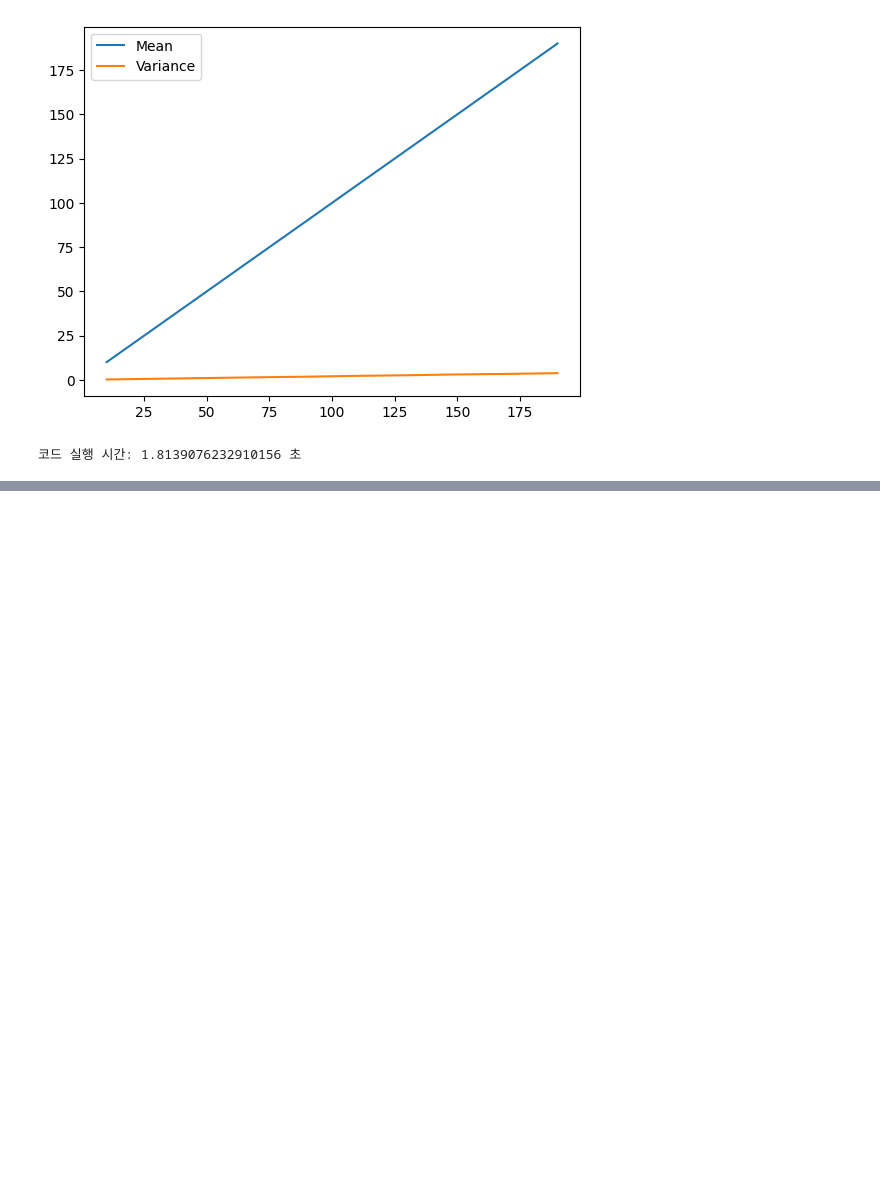
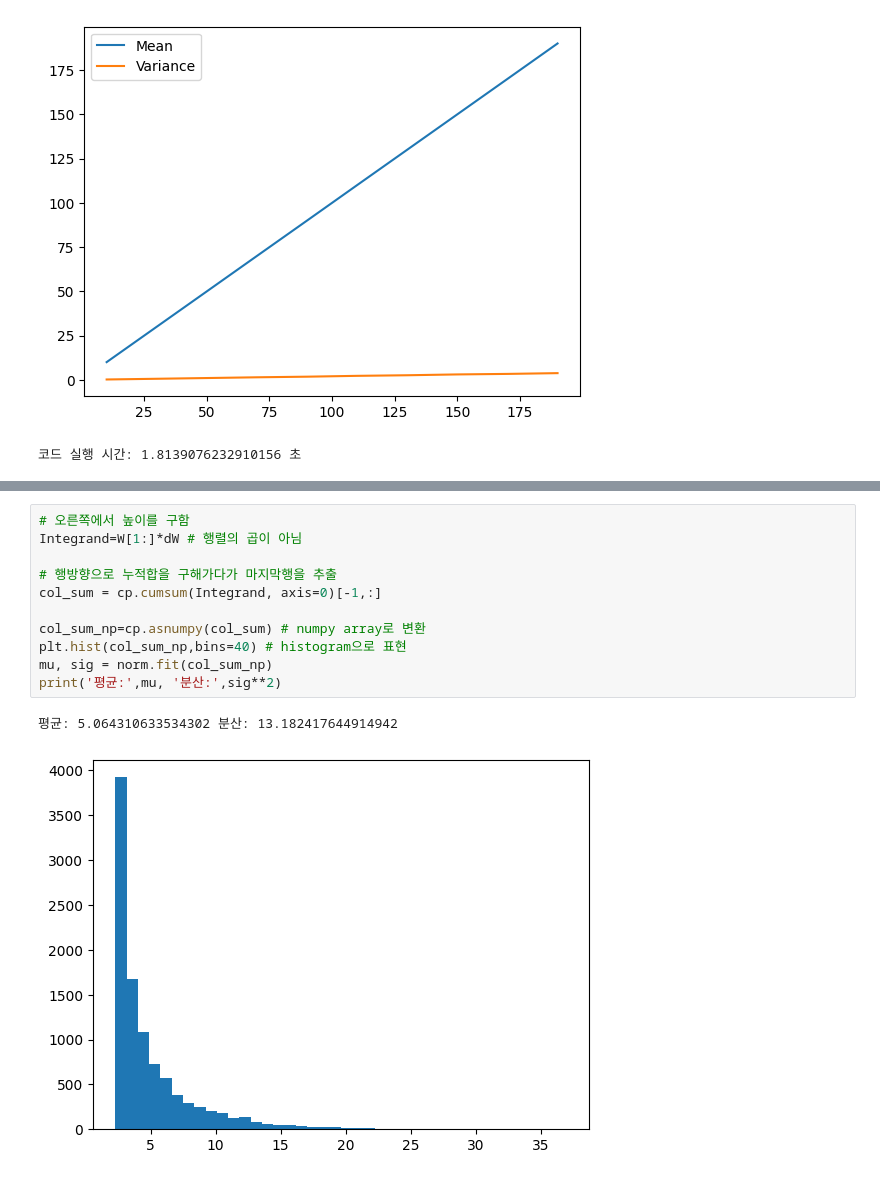
Before and after one commit to HST0077/Financial-Engineering-Python, a Jupyter notebook: Stochastics_01.ipynb, the cells around one changed output, grey strips where cells are left out. Drawn from its saved outputs; the diff is of its cells as text; blank space fills up the shorter version.

```diff
--- a/Stochastics_01.ipynb
+++ b/Stochastics_01.ipynb
@@ -150,0 +339,14 @@ timer.toc()
+# %%
+# 오른쪽에서 높이를 구함
+Integrand=W[1:]*dW # 행렬의 곱이 아님
+
+# 행방향으로 누적합을 구해가다가 마지막행을 추출
+col_sum = cp.cumsum(Integrand, axis=0)[-1,:]
+
+col_sum_np=cp.asnumpy(col_sum) # numpy array로 변환
+plt.hist(col_sum_np,bins=40) # histogram으로 표현
+mu, sig = norm.fit(col_sum_np)
+print('평균:',mu, '분산:',sig**2)
+# %% [output]
+평균: 5.064310633534302 분산: 13.182417644914942
+[figure, added]
```
Also changed, not shown: parts of 34 cells of this notebook.
